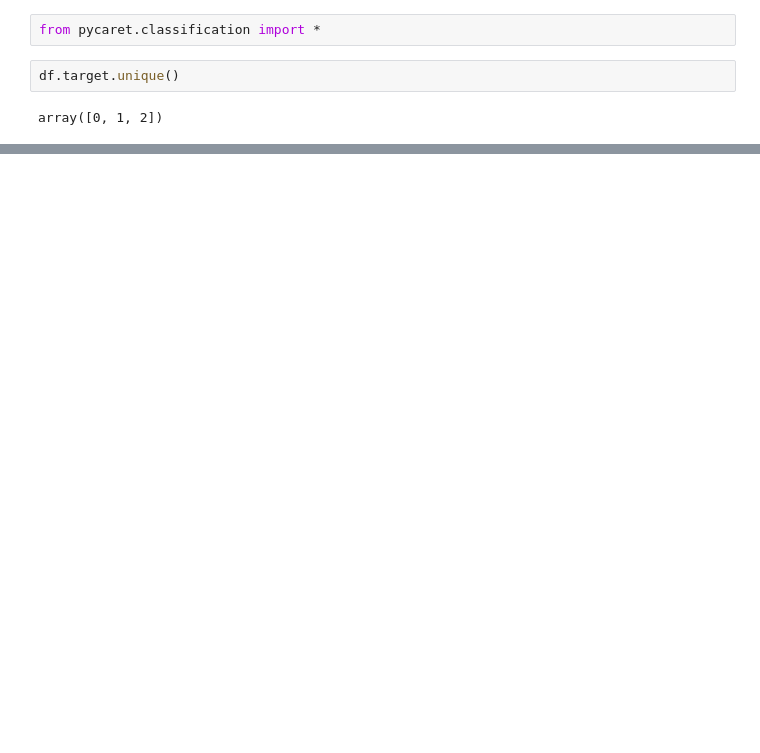
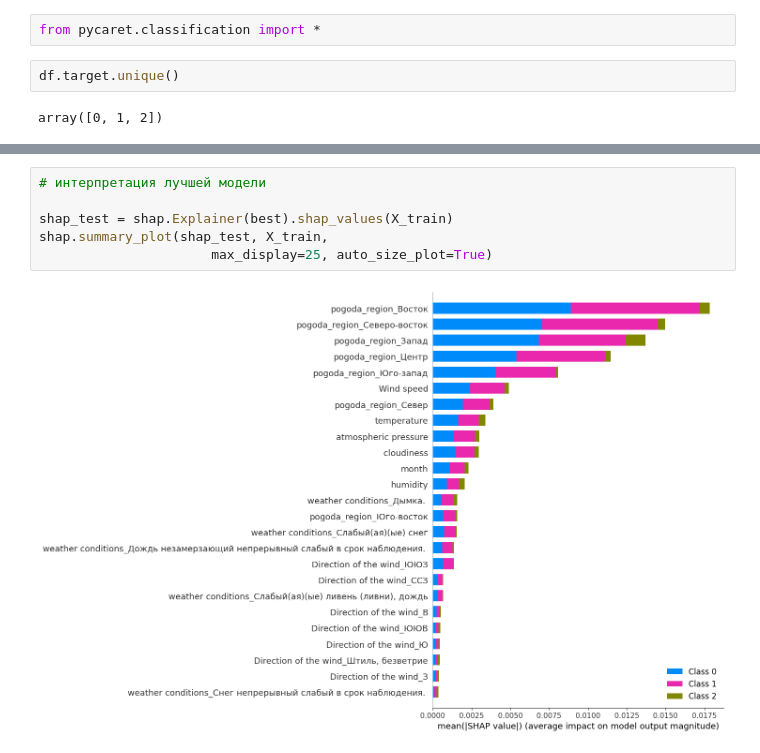
Before and after one commit to pavel195/machine_learning, a Jupyter notebook: Chipkineev_Kursach_ml_8v.ipynb, the cells around one changed output, grey strips where cells are left out. Drawn from its saved outputs; the diff is of its cells as text; blank space fills up the shorter version.

```diff
--- a/Chipkineev_Kursach_ml_8v.ipynb
+++ b/Chipkineev_Kursach_ml_8v.ipynb
@@ -805,0 +869,8 @@ Accuracy: 0.7476
+# %%
+# интерпретация лучшей модели
+
+shap_test = shap.Explainer(best).shap_values(X_train)
+shap.summary_plot(shap_test, X_train,
+                      max_display=25, auto_size_plot=True)
+# %% [output]
+[figure, added]
```
Also changed, not shown: parts of 28 cells of this notebook.
